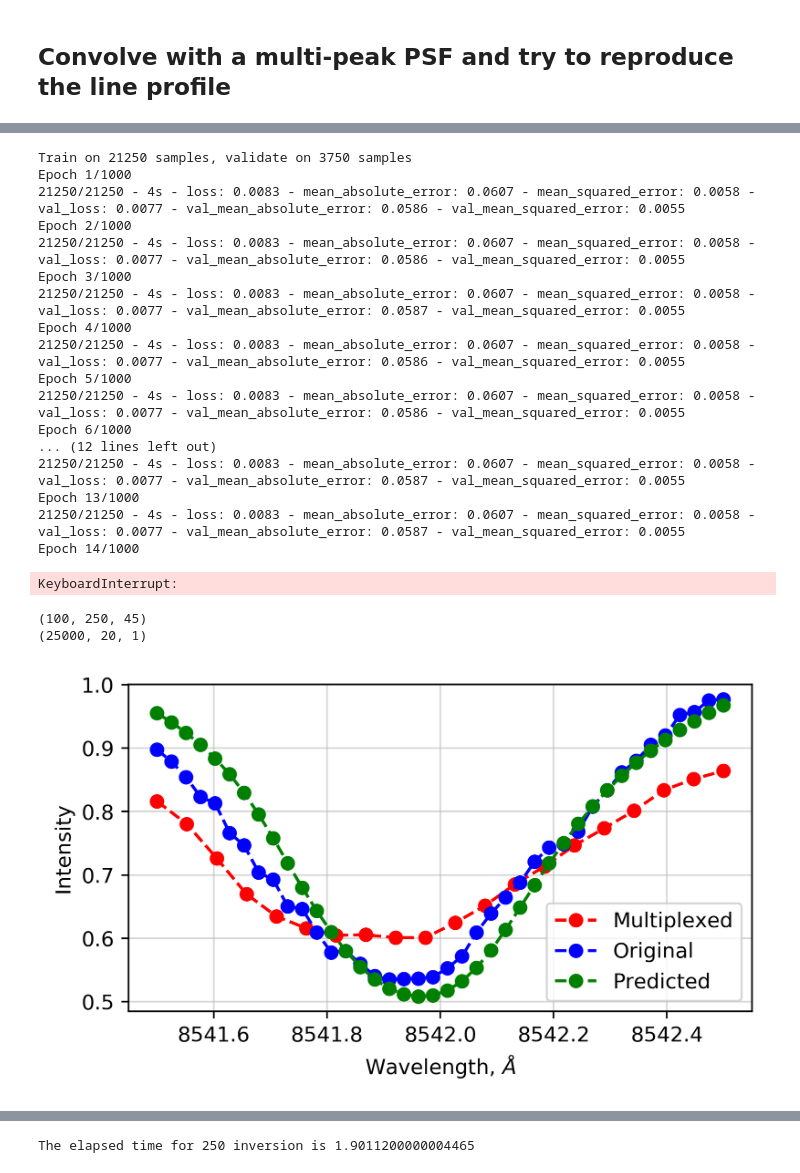
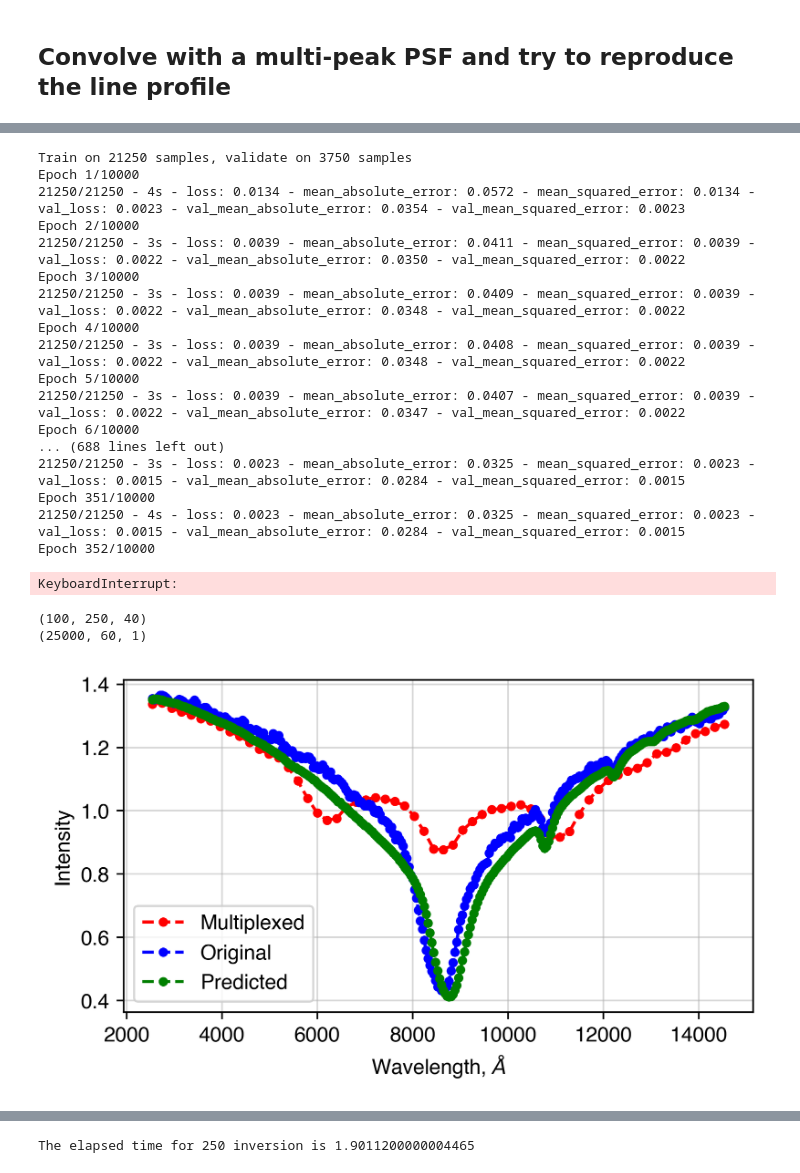
Before and after one commit to momomolnar/SPSF_remove, a Jupyter notebook: CNN Inversions FISS data.ipynb, the cells around one changed output, grey strips where cells are left out. Saved outputs shown, nothing was run; the diff lists cells and outputs as text; code cells hidden in the pictures.

```diff
--- a/CNN Inversions FISS data.ipynb
+++ b/CNN Inversions FISS data.ipynb
@@ -433,7 +449,7 @@ Ny_ca      = caData.shape[1]
 print(Nlambda_ca)
 print(caData.shape)
 
-lStart = 235
+lStart = 240
 lEnd   = 280
 dl     = lEnd - lStart
 
@@ -479,8 +495,8 @@ for ii in range(Nx_ha):
     for jj in range(Ny_ha):
         haConvolved[ii,jj,:] = np.convolve(haData[ii,jj,:],TProfile,mode='same')
 
-lStart_Ha = 170
-lEnd_Ha   = 300
+lStart_Ha = 100
+lEnd_Ha   = 400
 dl_Ha     = lEnd - lStart
 ax[1, 1].set_title('Example comparison H$\\alpha$ 6563 $\AA$')
 ax[1, 1].plot(haConvolved[80, 20, lStart_Ha:lEnd_Ha], label='Convolved spectra')
@@ -832,4 +841,4 @@ NameError: name 'color2' is not defined
 # %%
-modelMP = build_conv_model_MP(2)
+modelMP = build_conv_model_MP(dl1, redux_ratio)
 modelMP.summary()
 # %% [output]
@@ -858,68 +851,60 @@ optimizer = 'Adam'
 #optimizer = 'SGD'
 
 if optimizer == 'Adam':
-    modelMP.optimizer = tf.keras.optimizers.Adam(lr=1e-1, beta_1=0.9,
+    modelMP.optimizer = tf.keras.optimizers.Adam(lr=3e-2, beta_1=0.9,
               beta_2=0.999, epsilon=1e-8, decay=1.0, amsgrad=False)
+
 if optimizer == 'SGD':
     modelMP.optimizer = tf.keras.optimizers.SGD(lr=1e-2, nesterov=True)
 
-history = modelMP.fit((caConvolvedMP-3000)/2000,caData1[:,lStart1:lEnd1]/4000,
+history = modelMP.fit((caConvolvedMP)/norm_conv,caData1[:,lStart1:lEnd1]/norm_conv,
                       epochs=EPOCHS,validation_split=0.15 , verbose=2)
 # %% [output]
 Train on 21250 samples, validate on 3750 samples
-Epoch 1/1000
-21250/21250 - 4s - loss: 0.0083 - mean_absolute_error: 0.0607 - mean_squared_error: 0.0058 - val_loss: 0.0077 - val_mean_absolute_error: 0.0586 - val_mean_squared_error: 0.0055
-Epoch 2/1000
-21250/21250 - 4s - loss: 0.0083 - mean_absolute_error: 0.0607 - mean_squared_error: 0.0058 - val_loss: 0.0077 - val_mean_absolute_error: 0.0586 - val_mean_squared_error: 0.0055
-Epoch 3/1000
-21250/21250 - 4s - loss: 0.0083 - mean_absolute_error: 0.0607 - mean_squared_error: 0.0058 - val_loss: 0.0077 - val_mean_absolute_error: 0.0587 - val_mean_squared_error: 0.0055
-Epoch 4/1000
-21250/21250 - 4s - loss: 0.0083 - mean_absolute_error: 0.0607 - mean_squared_error: 0.0058 - val_loss: 0.0077 - val_mean_absolute_error: 0.0586 - val_mean_squared_error: 0.0055
-Epoch 5/1000
-21250/21250 - 4s - loss: 0.0083 - mean_absolute_error: 0.0607 - mean_squared_error: 0.0058 - val_loss: 0.0077 - val_mean_absolute_error: 0.0586 - val_mean_squared_error: 0.0055
-Epoch 6/1000
-... (12 lines left out)
-21250/21250 - 4s - loss: 0.0083 - mean_absolute_error: 0.0607 - mean_squared_error: 0.0058 - val_loss: 0.0077 - val_mean_absolute_error: 0.0587 - val_mean_squared_error: 0.0055
-Epoch 13/1000
-21250/21250 - 4s - loss: 0.0083 - mean_absolute_error: 0.0607 - mean_squared_error: 0.0058 - val_loss: 0.0077 - val_mean_absolute_error: 0.0587 - val_mean_squared_error: 0.0055
-Epoch 14/1000
+Epoch 1/10000
+21250/21250 - 4s - loss: 0.0134 - mean_absolute_error: 0.0572 - mean_squared_error: 0.0134 - val_loss: 0.0023 - val_mean_absolute_error: 0.0354 - val_mean_squared_error: 0.0023
+Epoch 2/10000
+21250/21250 - 3s - loss: 0.0039 - mean_absolute_error: 0.0411 - mean_squared_error: 0.0039 - val_loss: 0.0022 - val_mean_absolute_error: 0.0350 - val_mean_squared_error: 0.0022
+Epoch 3/10000
+21250/21250 - 3s - loss: 0.0039 - mean_absolute_error: 0.0409 - mean_squared_error: 0.0039 - val_loss: 0.0022 - val_mean_absolute_error: 0.0348 - val_mean_squared_error: 0.0022
+Epoch 4/10000
+21250/21250 - 3s - loss: 0.0039 - mean_absolute_error: 0.0408 - mean_squared_error: 0.0039 - val_loss: 0.0022 - val_mean_absolute_error: 0.0348 - val_mean_squared_error: 0.0022
+Epoch 5/10000
+21250/21250 - 3s - loss: 0.0039 - mean_absolute_error: 0.0407 - mean_squared_error: 0.0039 - val_loss: 0.0022 - val_mean_absolute_error: 0.0347 - val_mean_squared_error: 0.0022
+Epoch 6/10000
+... (688 lines left out)
+21250/21250 - 3s - loss: 0.0023 - mean_absolute_error: 0.0325 - mean_squared_error: 0.0023 - val_loss: 0.0015 - val_mean_absolute_error: 0.0284 - val_mean_squared_error: 0.0015
+Epoch 351/10000
+21250/21250 - 4s - loss: 0.0023 - mean_absolute_error: 0.0325 - mean_squared_error: 0.0023 - val_loss: 0.0015 - val_mean_absolute_error: 0.0284 - val_mean_squared_error: 0.0015
+Epoch 352/10000
 KeyboardInterrupt:
 # %%
-prevNum  = 9000
+prevNum  = 12010
 delta    = 1
-#im       = model.predict(train_set[:,:,:])
-#plt.figure(dpi=200)
-#plt.imshow(np.reshape(train_set[:,30,0],(968,968)))
-#plt.show()
-#plt.figure(dpi=200)Z
-#plt.imshow(np.reshape(im[:,30],(968,968)))
-#plt.show()
-#plt.figure(dpi=200)
-#plt.imshow(np.reshape(truth_set[:,30],(968,968)))
-#plt.show()
+
 dlambda1     = 0.025
-markersizex  = 12
+markersizex  = 7
 print(caData_Conv_norm.shape)
 res = modelMP.predict(caConvolvedMP[prevNum:prevNum+delta]/5000)
 
-wavescale  = np.linspace(-10*dlambda1*2+8542.0,10*dlambda1*2+8542.0,num=40)
+wavescale  = np.linspace(-10*dl1*2+8542.0,10*dl1*2+8542.0,num=dl1)
 print(caConvolvedMP.shape)
-wavescale1 = np.linspace(-10*dlambda1*2+8542.0,10*dlambda1*2+8542.0,num=20)
+wavescale1 = np.linspace(-10*dl1*2+8542.0,10*dl1*2+8542.0,num=dl1/redux_ratio)
 #plot_spec_profile_comparison(wavescale,caConvolvedMP[prevNum:prevNum,:]/5000,
                             #caData1[prevNum:prevNum,::2]/5000,res[0,0:-1:2])
 plt.figure(dpi=400,figsize=(5,3))
 
-plt.plot(wavescale1,(caConvolvedMP[prevNum,:,0]-3000)/2000,'r--.',label='Multiplexed',markersize = markersizex)
-plt.plot(wavescale,caData1[prevNum,lStart1:lEnd1]/4000,'b--.',label='Original',markersize = markersizex)
+plt.plot(wavescale1,(caConvolvedMP[prevNum,:,0])/5000,'r--.',label='Multiplexed',markersize = markersizex)
+plt.plot(wavescale,caData1[prevNum,lStart1:lEnd1]/5000,'b--.',label='Original',markersize = markersizex)
 plt.plot(wavescale,res[0,:],'g--.',label='Predicted',markersize = markersizex)
 plt.grid(alpha=0.5)
 plt.xlabel('Wavelength, $\\AA$')
 plt.ylabel('Intensity')
 plt.legend()
 plt.tight_layout()
 plt.savefig('Figures/MP_fail.png',transparent = True)
 plt.show()
 # %% [output]
-(100, 250, 45)
-(25000, 20, 1)
+(100, 250, 40)
+(25000, 60, 1)
-[figure, old version]
+[figure, new version]
```
Also changed, not shown: parts of 27 cells of this notebook, 1 other file.
